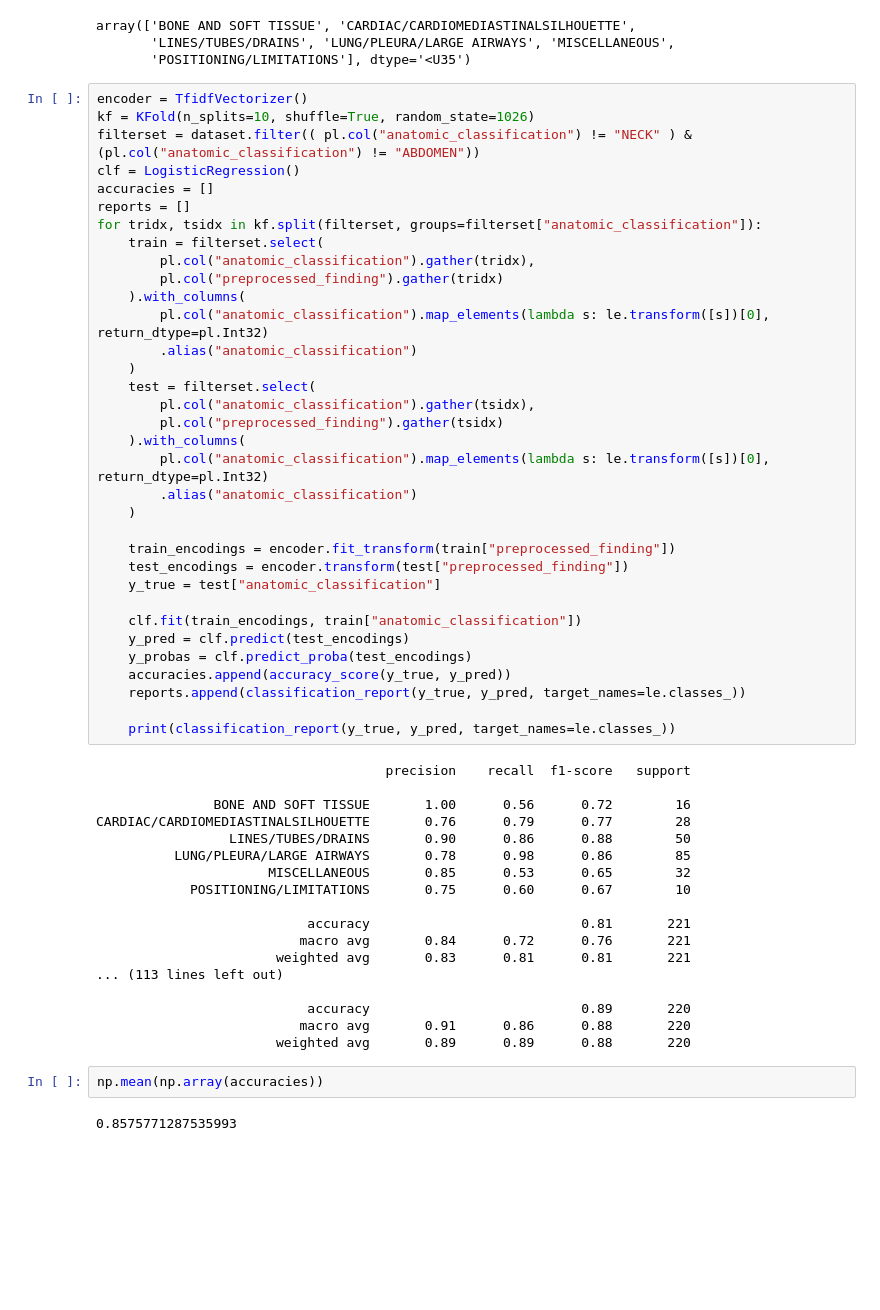
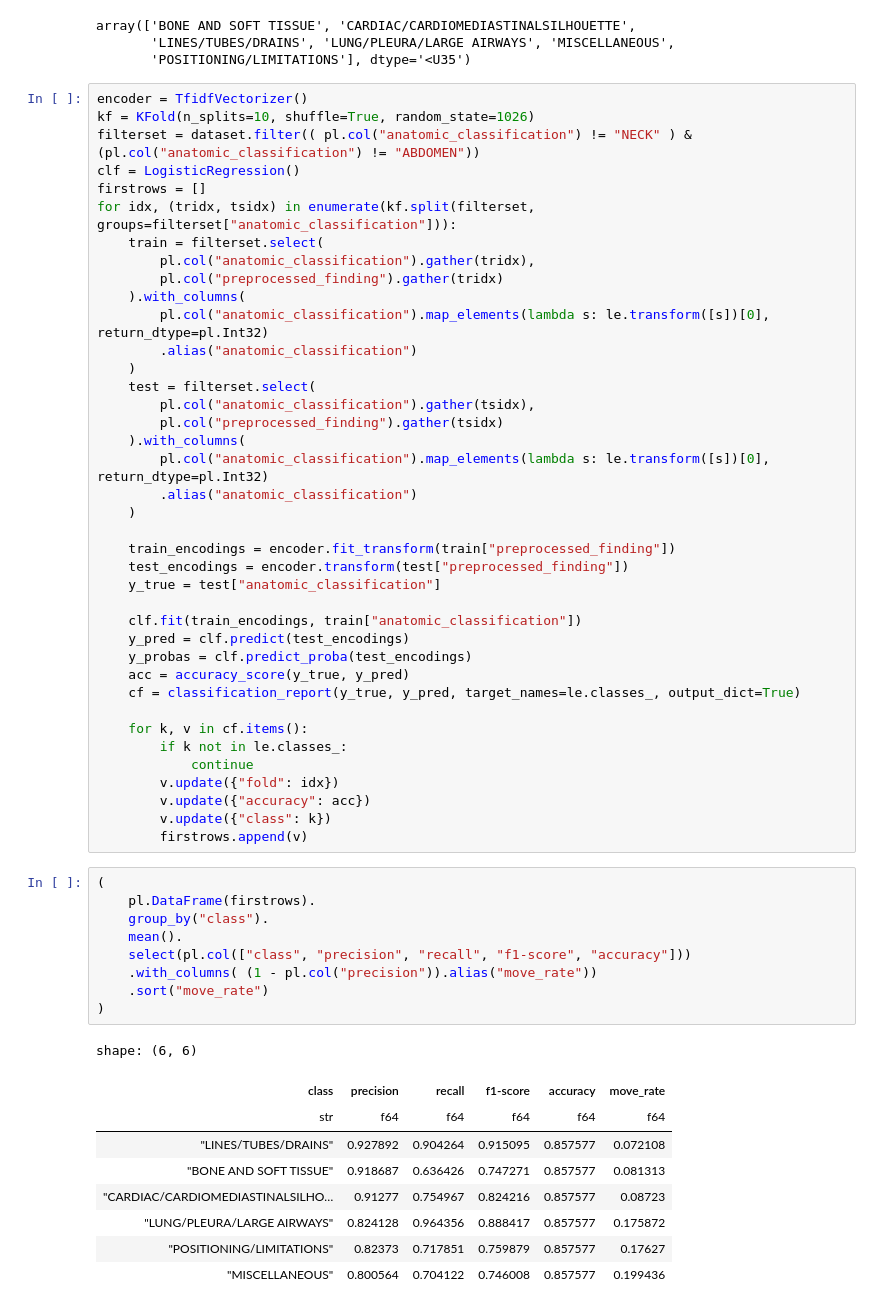
Before and after one commit to sameed-khan/anatomy-ner, a Jupyter notebook: src/analyses/classifier_comparison.ipynb, the cells around one changed output. Cells and saved outputs as stored; diff of their text form; blank space fills up the shorter version.

```diff
--- a/src/analyses/classifier_comparison.ipynb
+++ b/src/analyses/classifier_comparison.ipynb
@@ -104,9 +112,8 @@ encoder = TfidfVectorizer()
 kf = KFold(n_splits=10, shuffle=True, random_state=1026)
 filterset = dataset.filter(( pl.col("anatomic_classification") != "NECK" ) & (pl.col("anatomic_classification") != "ABDOMEN"))
 clf = LogisticRegression()
-accuracies = []
-reports = []
-for tridx, tsidx in kf.split(filterset, groups=filterset["anatomic_classification"]):
+firstrows = []
+for idx, (tridx, tsidx) in enumerate(kf.split(filterset, groups=filterset["anatomic_classification"])):
     train = filterset.select(
         pl.col("anatomic_classification").gather(tridx),
         pl.col("preprocessed_finding").gather(tridx)
@@ -129,29 +136,32 @@ for tridx, tsidx in kf.split(filterset, groups=filterset["anatomic_classificatio
     clf.fit(train_encodings, train["anatomic_classification"])
     y_pred = clf.predict(test_encodings)
     y_probas = clf.predict_proba(test_encodings)
-    accuracies.append(accuracy_score(y_true, y_pred))
-    reports.append(classification_report(y_true, y_pred, target_names=le.classes_))
+    acc = accuracy_score(y_true, y_pred)
+    cf = classification_report(y_true, y_pred, target_names=le.classes_, output_dict=True)
 
-    print(classification_report(y_true, y_pred, target_names=le.classes_))
+    for k, v in cf.items():
+        if k not in le.classes_:
+            continue
+        v.update({"fold": idx})
+        v.update({"accuracy": acc})
+        v.update({"class": k})
+        firstrows.append(v)
-# %% [output]
-                                     precision    recall  f1-score   support
-
-               BONE AND SOFT TISSUE       1.00      0.56      0.72        16
-CARDIAC/CARDIOMEDIASTINALSILHOUETTE       0.76      0.79      0.77        28
-                 LINES/TUBES/DRAINS       0.90      0.86      0.88        50
-          LUNG/PLEURA/LARGE AIRWAYS       0.78      0.98      0.86        85
-                      MISCELLANEOUS       0.85      0.53      0.65        32
-            POSITIONING/LIMITATIONS       0.75      0.60      0.67        10
-
-                           accuracy                           0.81       221
-                          macro avg       0.84      0.72      0.76       221
-                       weighted avg       0.83      0.81      0.81       221
-... (113 lines left out)
-
-                           accuracy                           0.89       220
-                          macro avg       0.91      0.86      0.88       220
-                       weighted avg       0.89      0.89      0.88       220
-# %%
-np.mean(np.array(accuracies))
-# %% [output]
-0.8575771287535993
+# %%
+(
+    pl.DataFrame(firstrows).
+    group_by("class").
+    mean().
+    select(pl.col(["class", "precision", "recall", "f1-score", "accuracy"]))
+    .with_columns( (1 - pl.col("precision")).alias("move_rate"))
+    .sort("move_rate")
+)
+# %% [output]
+shape: (6, 6)
+| class | precision | recall | f1-score | accuracy | move_rate |
+| str | f64 | f64 | f64 | f64 | f64 |
+| "LINES/TUBES/DRAINS" | 0.927892 | 0.904264 | 0.915095 | 0.857577 | 0.072108 |
+| "BONE AND SOFT TISSUE" | 0.918687 | 0.636426 | 0.747271 | 0.857577 | 0.081313 |
+| "CARDIAC/CARDIOMEDIASTINALSILHO… | 0.91277 | 0.754967 | 0.824216 | 0.857577 | 0.08723 |
+| "LUNG/PLEURA/LARGE AIRWAYS" | 0.824128 | 0.964356 | 0.888417 | 0.857577 | 0.175872 |
+| "POSITIONING/LIMITATIONS" | 0.82373 | 0.717851 | 0.759879 | 0.857577 | 0.17627 |
+| "MISCELLANEOUS" | 0.800564 | 0.704122 | 0.746008 | 0.857577 | 0.199436 |
```
Also changed, not shown: parts of 8 cells of this notebook, 1 other file.
